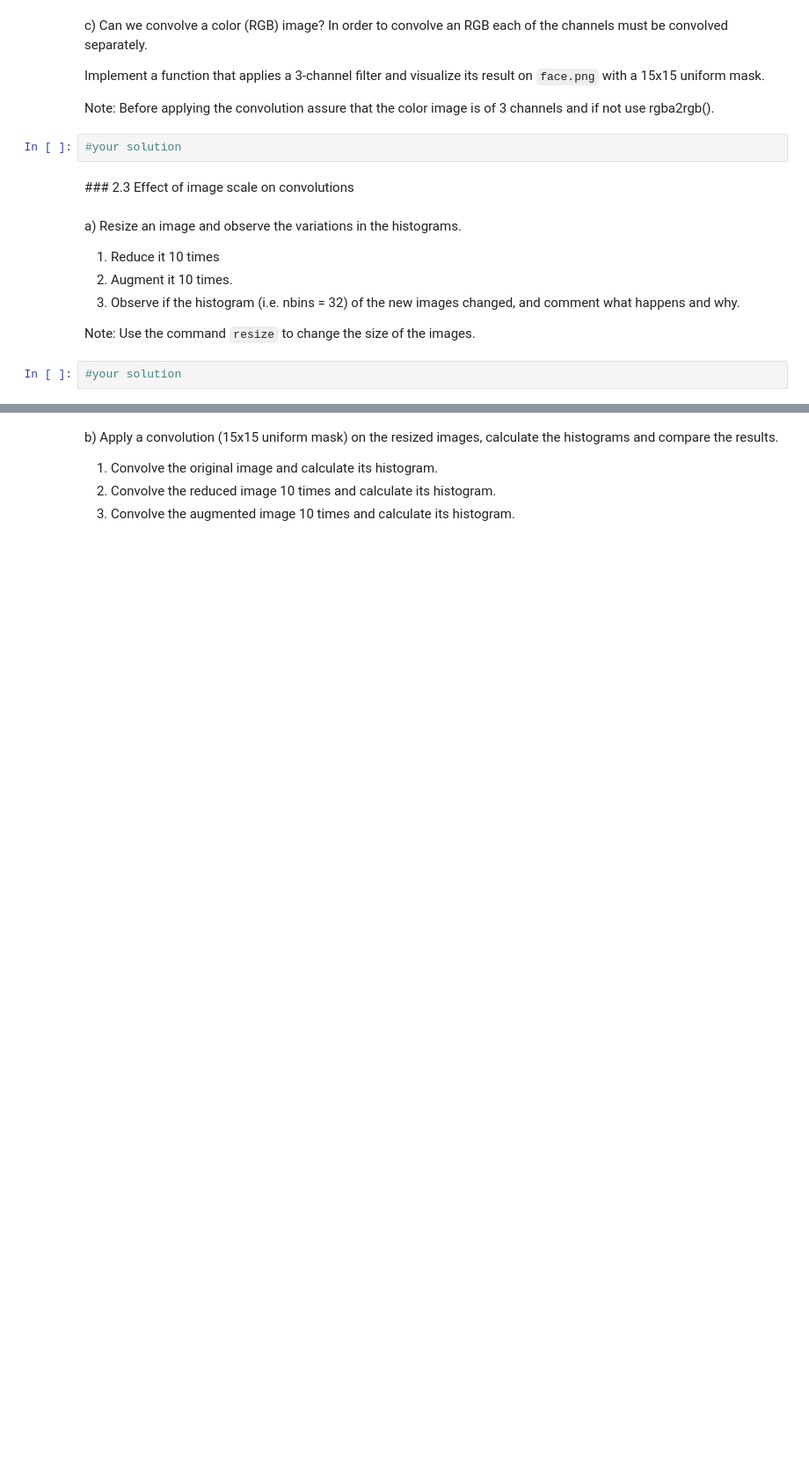
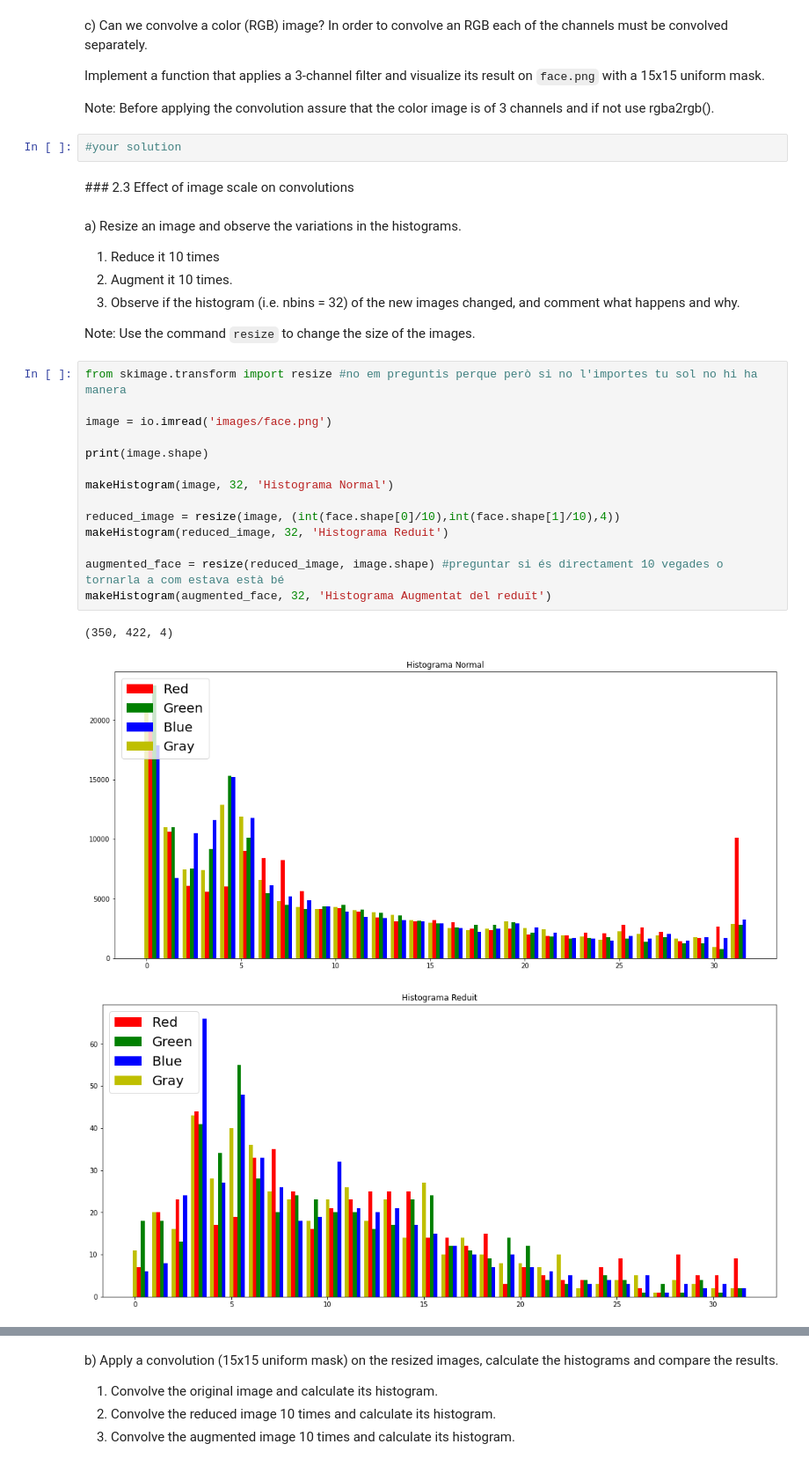
Before and after one commit to PauSolerValades/VA, a Jupyter notebook: Practica2/p2_2021-2022.ipynb, the cells around one changed output, grey strips where cells are left out. Shown: that part at 88% size. Drawn from its saved outputs; the diff is of its cells as text; blank space fills up the shorter version.

```diff
--- a/Practica2/p2_2021-2022.ipynb
+++ b/Practica2/p2_2021-2022.ipynb
@@ -262,5 +249,21 @@ a) Resize an image and observe the variations in the histograms.
 3. Observe if the histogram (i.e. nbins = 32) of the new images changed, and comment what happens and why.
 
 Note: Use the command `resize` to change the size of the images.
-# %%
-#your solution
+# %%
+from skimage.transform import resize #no em preguntis perque però si no l'importes tu sol no hi ha manera
+
+image = io.imread('images/face.png')
+
+print(image.shape)
+
+makeHistogram(image, 32, 'Histograma Normal')
+
+reduced_image = resize(image, (int(face.shape[0]/10),int(face.shape[1]/10),4))
+makeHistogram(reduced_image, 32, 'Histograma Reduit')
+
+augmented_face = resize(reduced_image, image.shape) #preguntar si és directament 10 vegades o tornarla a com estava està bé
+makeHistogram(augmented_face, 32, 'Histograma Augmentat del reduït')
+# %% [output]
+(350, 422, 4)
+[figure, added]
+[figure, added]
```
Also changed, not shown: parts of 4 cells of this notebook, 2 other files.
